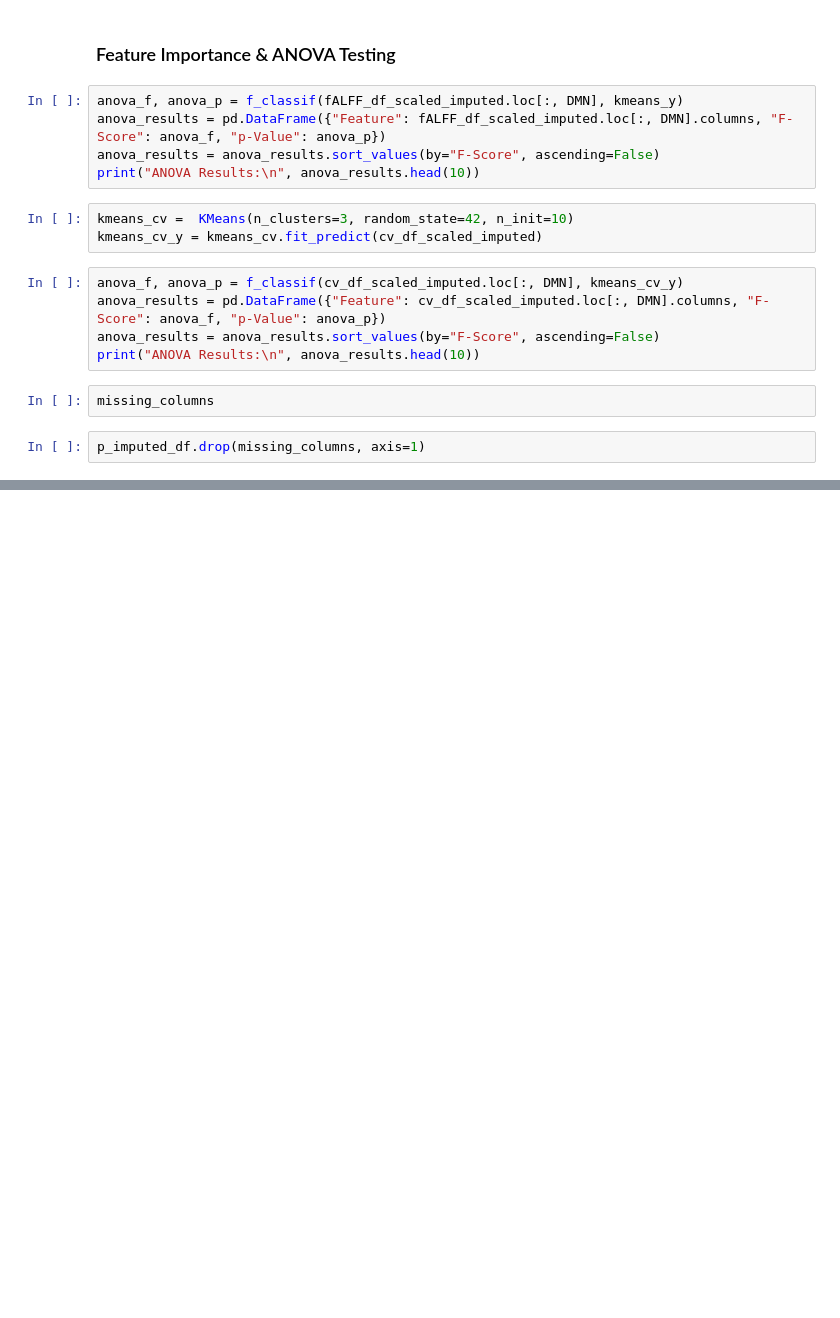
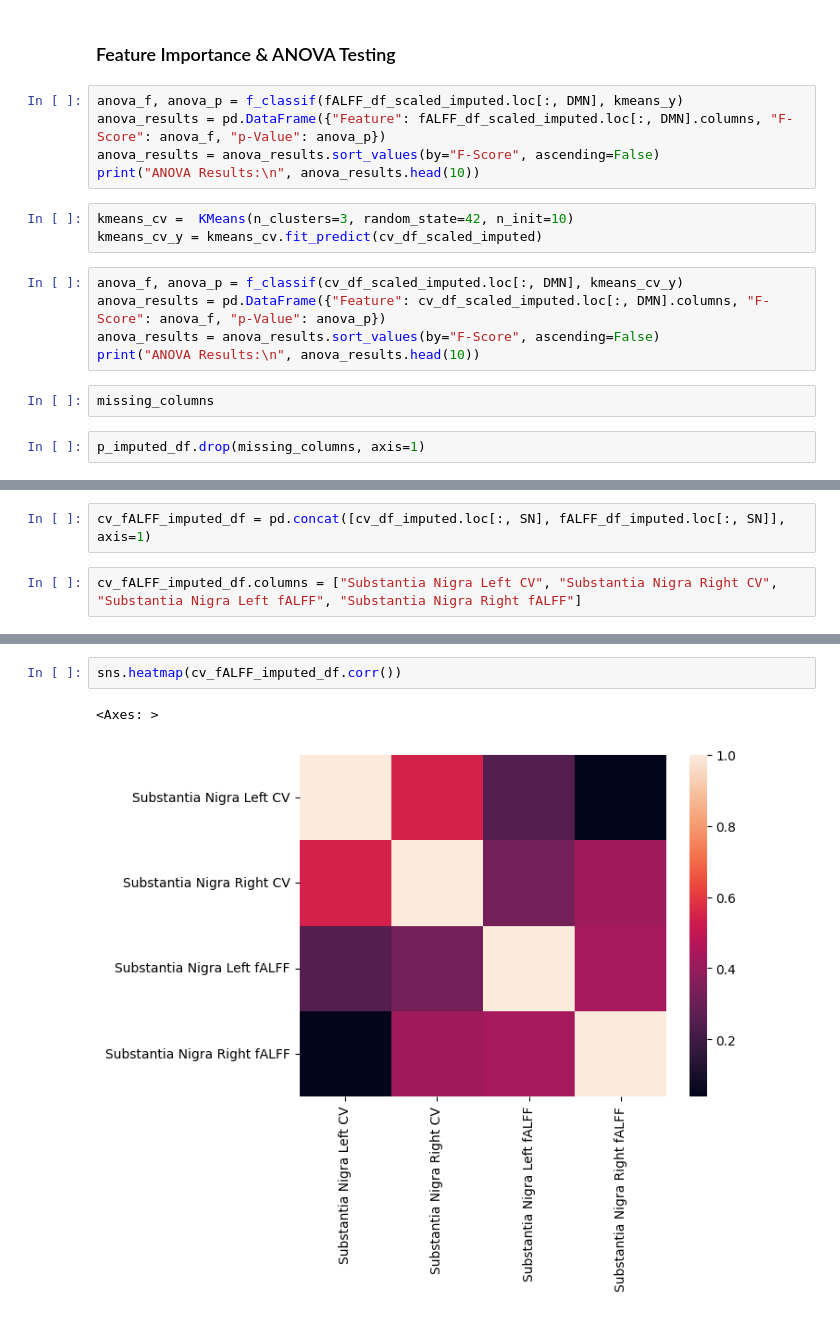
Before and after one commit to efwoods/Parkinsons_Disease_Study, a Jupyter notebook: notebooks/cluster_analysis.ipynb, the cells around one changed output, grey strips where cells are left out. Drawn from its saved outputs; the diff is of its cells as text; blank space fills up the shorter version.

```diff
--- a/notebooks/cluster_analysis.ipynb
+++ b/notebooks/cluster_analysis.ipynb
@@ -805,0 +815,4 @@ p_imputed_df.drop(missing_columns, axis=1)
+# %%
+cv_fALFF_imputed_df = pd.concat([cv_df_imputed.loc[:, SN], fALFF_df_imputed.loc[:, SN]], axis=1)
+# %%
+cv_fALFF_imputed_df.columns = ["Substantia Nigra Left CV", "Substantia Nigra Right CV", "Substantia Nigra Left fALFF", "Substantia Nigra Right fALFF"]
@@ -805,0 +834,5 @@ p_imputed_df.drop(missing_columns, axis=1)
+# %%
+sns.heatmap(cv_fALFF_imputed_df.corr())
+# %% [output]
+<Axes: >
+[figure, added]
```
Also changed, not shown: parts of 17 cells of this notebook, 2 other files.
